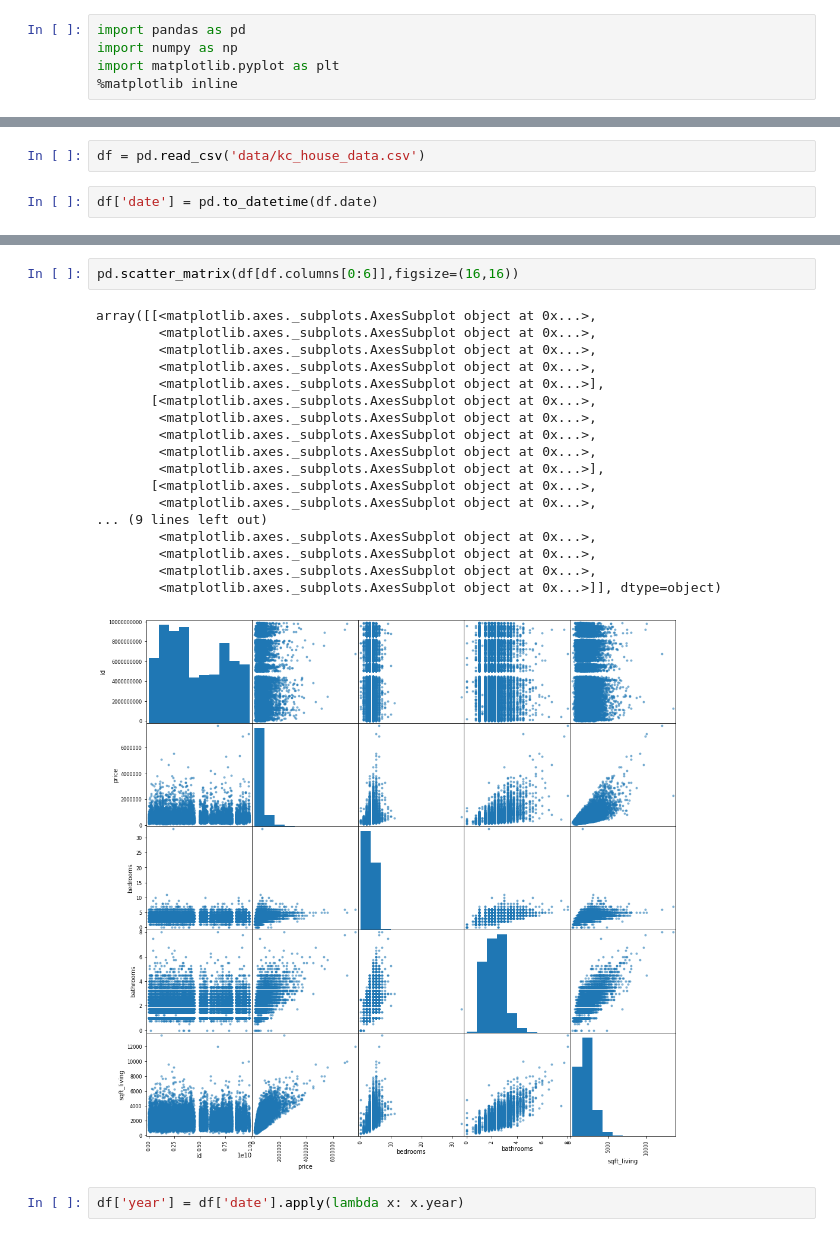
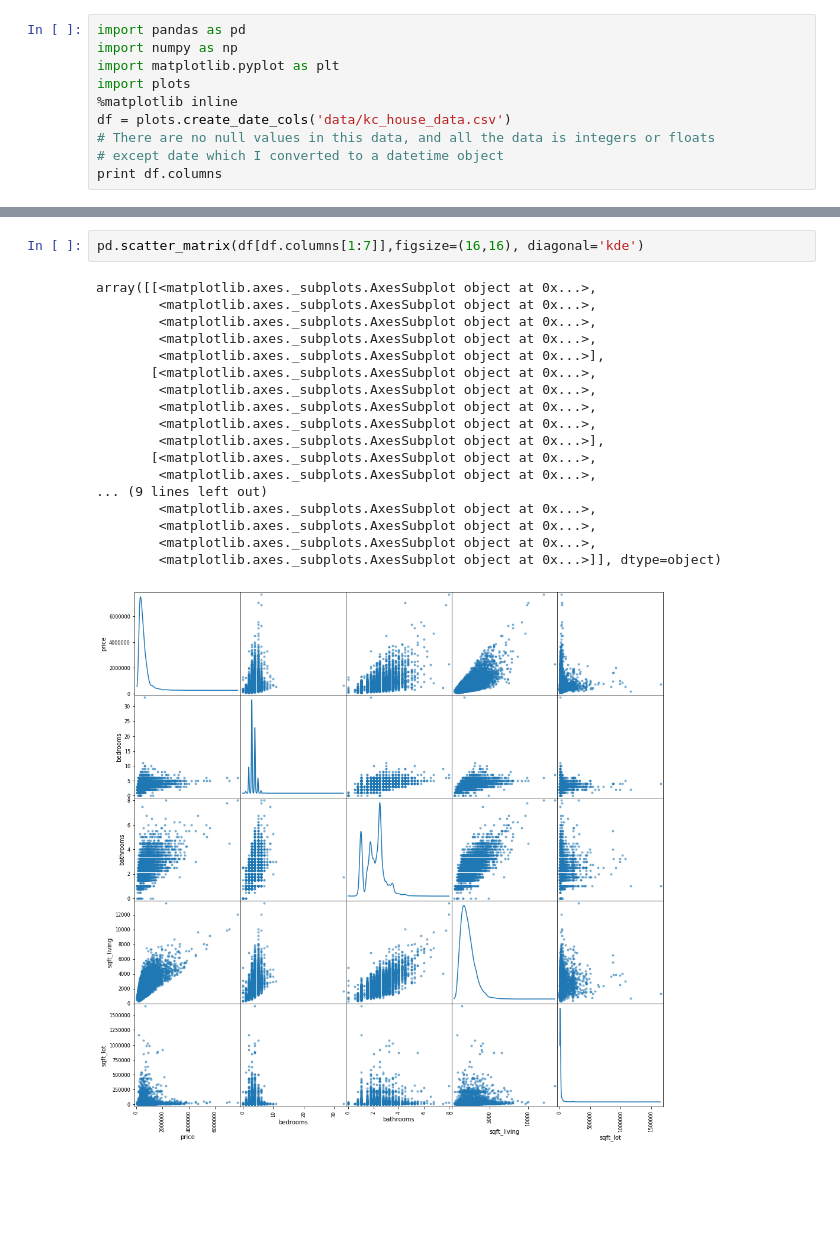
Before and after one commit to ccvandusen/alumni-case-study-practice, a Jupyter notebook: housing-prices/EDA.ipynb, the cells around one changed output, grey strips where cells are left out. Drawn from its saved outputs; the diff is of its cells as text; blank space fills up the shorter version.

Commit message:
had notebook call plots.py script

```diff
--- a/housing-prices/EDA.ipynb
+++ b/housing-prices/EDA.ipynb
@@ -2,4 +2,9 @@
 import pandas as pd
 import numpy as np
 import matplotlib.pyplot as plt
+import plots
 %matplotlib inline
+df = plots.create_date_cols('data/kc_house_data.csv')
+# There are no null values in this data, and all the data is integers or floats
+# except date which I converted to a datetime object
+print df.columns
@@ -6,4 +17,0 @@ import matplotlib.pyplot as plt
-# %%
-df = pd.read_csv('data/kc_house_data.csv')
-# %%
-df['date'] = pd.to_datetime(df.date)
@@ -93,23 +52,21 @@ array([[<matplotlib.axes._subplots.AxesSubplot object at 0x...>,
 # %%
-pd.scatter_matrix(df[df.columns[0:6]],figsize=(16,16))
+pd.scatter_matrix(df[df.columns[1:7]],figsize=(16,16), diagonal='kde')
 # %% [output]
 array([[<matplotlib.axes._subplots.AxesSubplot object at 0x...>,
         <matplotlib.axes._subplots.AxesSubplot object at 0x...>,
         <matplotlib.axes._subplots.AxesSubplot object at 0x...>,
         <matplotlib.axes._subplots.AxesSubplot object at 0x...>,
         <matplotlib.axes._subplots.AxesSubplot object at 0x...>],
        [<matplotlib.axes._subplots.AxesSubplot object at 0x...>,
         <matplotlib.axes._subplots.AxesSubplot object at 0x...>,
         <matplotlib.axes._subplots.AxesSubplot object at 0x...>,
         <matplotlib.axes._subplots.AxesSubplot object at 0x...>,
         <matplotlib.axes._subplots.AxesSubplot object at 0x...>],
        [<matplotlib.axes._subplots.AxesSubplot object at 0x...>,
         <matplotlib.axes._subplots.AxesSubplot object at 0x...>,
 ... (9 lines left out)
         <matplotlib.axes._subplots.AxesSubplot object at 0x...>,
         <matplotlib.axes._subplots.AxesSubplot object at 0x...>,
         <matplotlib.axes._subplots.AxesSubplot object at 0x...>,
         <matplotlib.axes._subplots.AxesSubplot object at 0x...>]], dtype=object)
-[figure, old version]
+[figure, new version]
-# %%
-df['year'] = df['date'].apply(lambda x: x.year)
```
Also changed, not shown: parts of 12 cells of this notebook.
